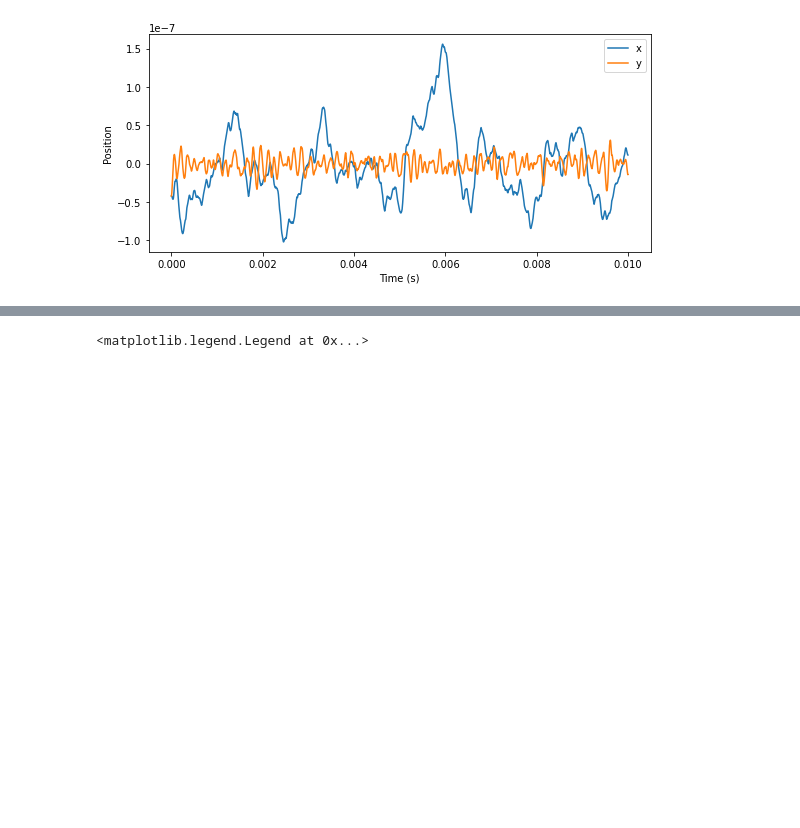
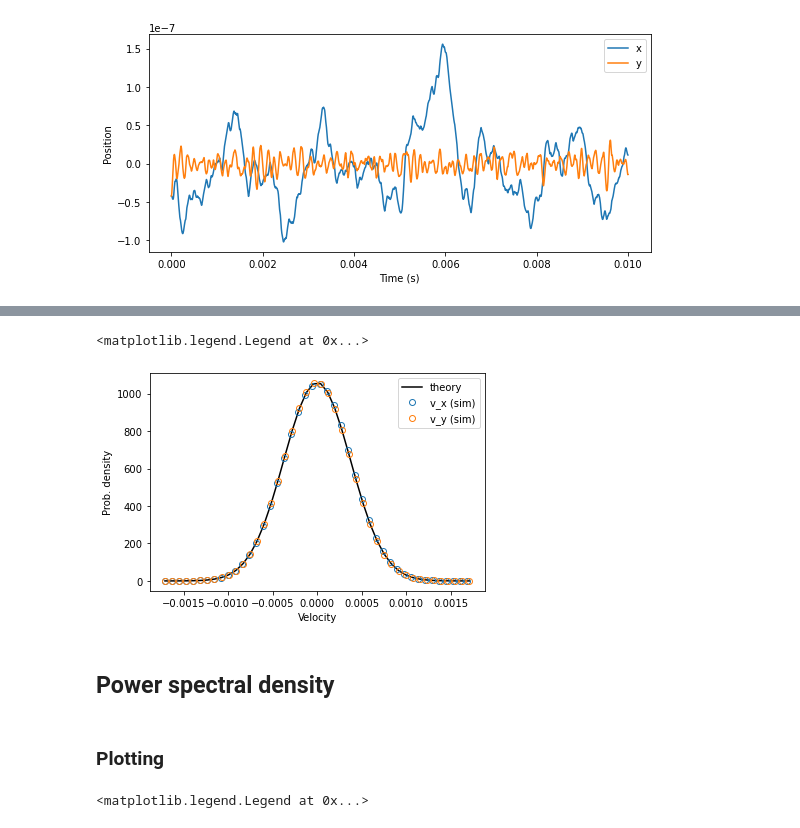
Before and after one commit to lhillber/brownian, a Jupyter notebook: tour.ipynb, the cells around one changed output, grey strips where cells are left out. Cells and saved outputs as stored; diff of their text form; code cells hidden in the pictures; blank space fills up the shorter version.

```diff
--- a/tour.ipynb
+++ b/tour.ipynb
@@ -514,3 +489,28 @@ plt.legend()
+# %%
+# Velocity
+SVX.HIST()
+SVY.HIST()
+
+plt.plot(SVY.bins, gaussian_func(SVY.bins, var=kB*params["T"] / params["m"]), c="k", label="theory")
+
+
+SVX.HIST()
+plt.plot(SVX.bins, SVX.hist, marker="o", ls="none", mec="C0", mfc="none", label="v_x (sim)")
+
+
+SVY.HIST()
+plt.plot(SVY.bins, SVY.hist, marker="o", ls="none", mec="C1", mfc="none", label="v_y (sim)")
+
+plt.xlabel("Velocity")
+plt.ylabel("Prob. density")
+plt.legend()
+# %% [output]
+<matplotlib.legend.Legend at 0x...>
+[figure, added]
+# %% [markdown]
+## Power spectral density
+# %% [markdown]
+### Plotting
 # %%
 # Raw data plot
 SX.PSD(taumax=20e-3)
```
Also changed, not shown: parts of 45 cells of this notebook.
